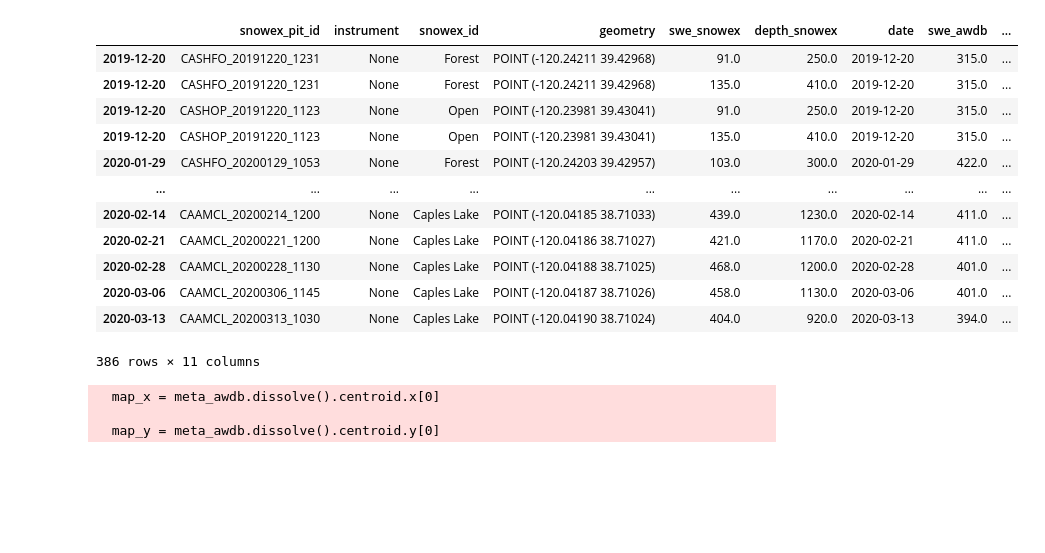
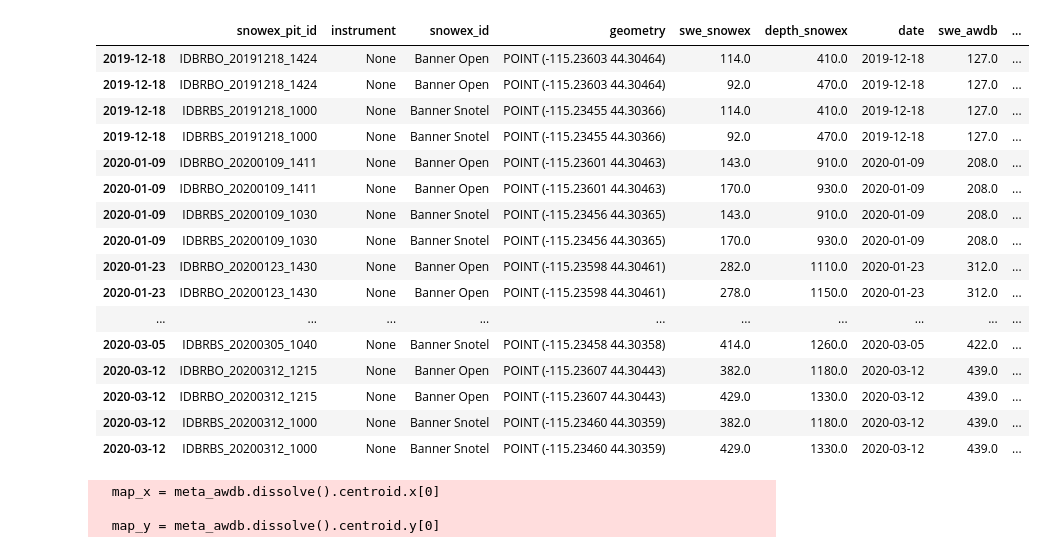
Before and after one commit to snowex-hackweek/space-station, a Jupyter notebook: contributors/rpalomaki/sandbox.ipynb, the cells around one changed output. Cells and saved outputs as stored; diff of their text form; code cells hidden in the pictures; blank space fills up the shorter version.

```diff
--- a/contributors/rpalomaki/sandbox.ipynb
+++ b/contributors/rpalomaki/sandbox.ipynb
@@ -7,26 +7,30 @@ pd.options.mode.chained_assignment = None
 # %%
 import pickle
 with open('one_obj_to_rule_them_all.pkl', 'rb') as p:
     obj = pickle.load(p)
 
 data = obj['data']
 meta_snowex = obj['meta']['snowex']
 meta_awdb = obj['meta']['awdb']
-data
+data[data['awdb_id'] == '312:ID:SNTL']
 # %% [output]
 |  | snowex_pit_id | instrument | snowex_id | geometry | swe_snowex | depth_snowex | date | swe_awdb | ... |
-| 2019-12-20 | CASHFO_20191220_1231 | None | Forest | POINT (-120.24211 39.42968) | 91.0 | 250.0 | 2019-12-20 | 315.0 | ... |
-| 2019-12-20 | CASHFO_20191220_1231 | None | Forest | POINT (-120.24211 39.42968) | 135.0 | 410.0 | 2019-12-20 | 315.0 | ... |
-| 2019-12-20 | CASHOP_20191220_1123 | None | Open | POINT (-120.23981 39.43041) | 91.0 | 250.0 | 2019-12-20 | 315.0 | ... |
-| 2019-12-20 | CASHOP_20191220_1123 | None | Open | POINT (-120.23981 39.43041) | 135.0 | 410.0 | 2019-12-20 | 315.0 | ... |
-| 2020-01-29 | CASHFO_20200129_1053 | None | Forest | POINT (-120.24203 39.42957) | 103.0 | 300.0 | 2020-01-29 | 422.0 | ... |
+| 2019-12-18 | IDBRBO_20191218_1424 | None | Banner Open | POINT (-115.23603 44.30464) | 114.0 | 410.0 | 2019-12-18 | 127.0 | ... |
+| 2019-12-18 | IDBRBO_20191218_1424 | None | Banner Open | POINT (-115.23603 44.30464) | 92.0 | 470.0 | 2019-12-18 | 127.0 | ... |
+| 2019-12-18 | IDBRBS_20191218_1000 | None | Banner Snotel | POINT (-115.23455 44.30366) | 114.0 | 410.0 | 2019-12-18 | 127.0 | ... |
+| 2019-12-18 | IDBRBS_20191218_1000 | None | Banner Snotel | POINT (-115.23455 44.30366) | 92.0 | 470.0 | 2019-12-18 | 127.0 | ... |
+| 2020-01-09 | IDBRBO_20200109_1411 | None | Banner Open | POINT (-115.23601 44.30463) | 143.0 | 910.0 | 2020-01-09 | 208.0 | ... |
+| 2020-01-09 | IDBRBO_20200109_1411 | None | Banner Open | POINT (-115.23601 44.30463) | 170.0 | 930.0 | 2020-01-09 | 208.0 | ... |
+| 2020-01-09 | IDBRBS_20200109_1030 | None | Banner Snotel | POINT (-115.23456 44.30365) | 143.0 | 910.0 | 2020-01-09 | 208.0 | ... |
+| 2020-01-09 | IDBRBS_20200109_1030 | None | Banner Snotel | POINT (-115.23456 44.30365) | 170.0 | 930.0 | 2020-01-09 | 208.0 | ... |
+| 2020-01-23 | IDBRBO_20200123_1430 | None | Banner Open | POINT (-115.23598 44.30461) | 282.0 | 1110.0 | 2020-01-23 | 312.0 | ... |
+| 2020-01-23 | IDBRBO_20200123_1430 | None | Banner Open | POINT (-115.23598 44.30461) | 278.0 | 1150.0 | 2020-01-23 | 312.0 | ... |
 | ... | ... | ... | ... | ... | ... | ... | ... | ... | ... |
-| 2020-02-14 | CAAMCL_20200214_1200 | None | Caples Lake | POINT (-120.04185 38.71033) | 439.0 | 1230.0 | 2020-02-14 | 411.0 | ... |
-| 2020-02-21 | CAAMCL_20200221_1200 | None | Caples Lake | POINT (-120.04186 38.71027) | 421.0 | 1170.0 | 2020-02-21 | 411.0 | ... |
-| 2020-02-28 | CAAMCL_20200228_1130 | None | Caples Lake | POINT (-120.04188 38.71025) | 468.0 | 1200.0 | 2020-02-28 | 401.0 | ... |
-| 2020-03-06 | CAAMCL_20200306_1145 | None | Caples Lake | POINT (-120.04187 38.71026) | 458.0 | 1130.0 | 2020-03-06 | 401.0 | ... |
-| 2020-03-13 | CAAMCL_20200313_1030 | None | Caples Lake | POINT (-120.04190 38.71024) | 404.0 | 920.0 | 2020-03-13 | 394.0 | ... |
+| 2020-03-05 | IDBRBS_20200305_1040 | None | Banner Snotel | POINT (-115.23458 44.30358) | 414.0 | 1260.0 | 2020-03-05 | 422.0 | ... |
+| 2020-03-12 | IDBRBO_20200312_1215 | None | Banner Open | POINT (-115.23607 44.30443) | 382.0 | 1180.0 | 2020-03-12 | 439.0 | ... |
+| 2020-03-12 | IDBRBO_20200312_1215 | None | Banner Open | POINT (-115.23607 44.30443) | 429.0 | 1330.0 | 2020-03-12 | 439.0 | ... |
+| 2020-03-12 | IDBRBS_20200312_1000 | None | Banner Snotel | POINT (-115.23460 44.30359) | 382.0 | 1180.0 | 2020-03-12 | 439.0 | ... |
+| 2020-03-12 | IDBRBS_20200312_1000 | None | Banner Snotel | POINT (-115.23460 44.30359) | 429.0 | 1330.0 | 2020-03-12 | 439.0 | ... |
-386 rows × 11 columns
 # %%
 # from folium.plugins import MarkerCluster
 # points_snowex = MarkerCluster(name='SnowEx measurements')
```
Also changed, not shown: parts of 2 cells of this notebook.
